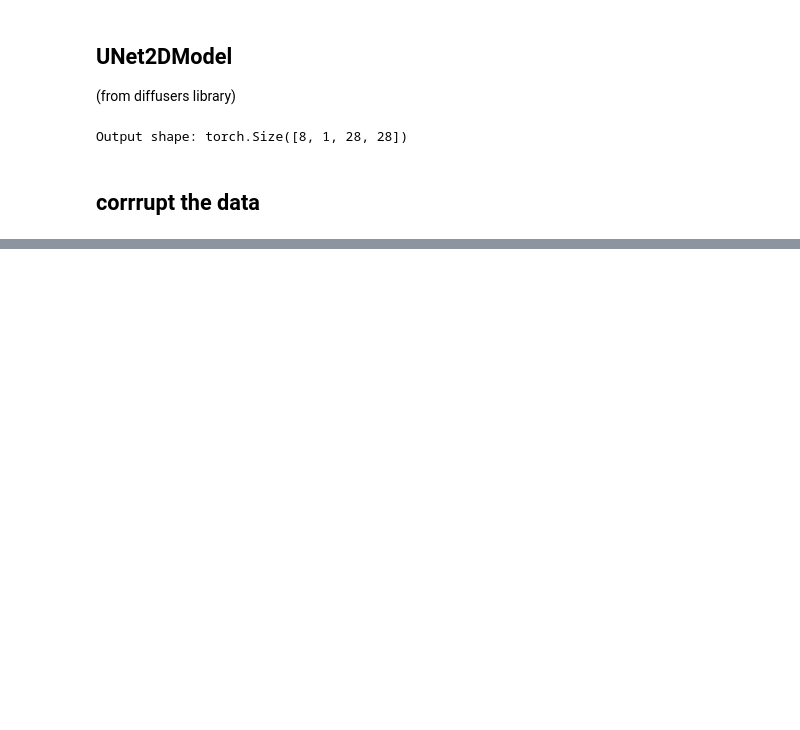
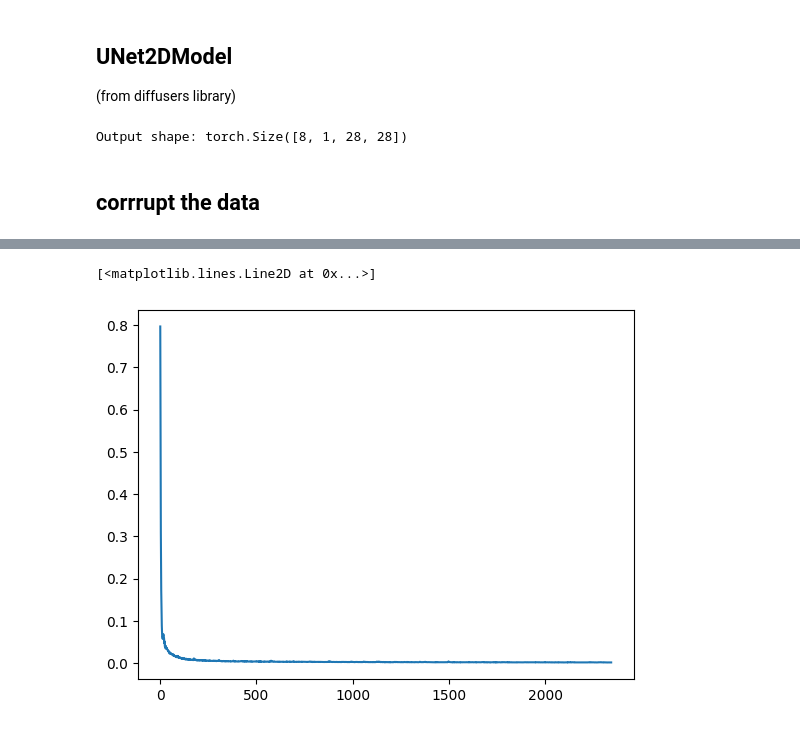
Before and after one commit to JG-geek/Diffusion_Models, a Jupyter notebook: deblurring_using_UNet.ipynb, the cells around one changed output, grey strips where cells are left out. Drawn from its saved outputs; the diff is of its cells as text; code cells hidden in the pictures; blank space fills up the shorter version.

```diff
--- a/deblurring_using_UNet.ipynb
+++ b/deblurring_using_UNet.ipynb
@@ -106,7 +106,7 @@ plt.show()
 train_dataloader = DataLoader(dataset, batch_size=128, shuffle=True)
 
 # How many runs through the data should we do?
-n_epochs = 10
+n_epochs = 5
 
 # Our network
 model.to(device)
@@ -155,3 +155,4 @@ for epoch in range(n_epochs):
 
 # View the loss curve
 plt.plot(losses)
+# %% [output]
@@ -157,0 +164,2 @@ plt.plot(losses)
+[<matplotlib.lines.Line2D at 0x...>]
+[figure, added]
```
Also changed, not shown: parts of 6 cells of this notebook.
